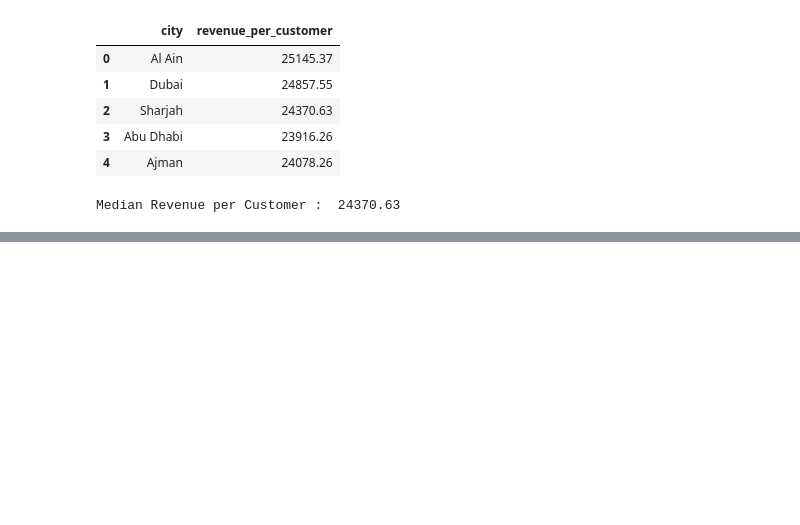
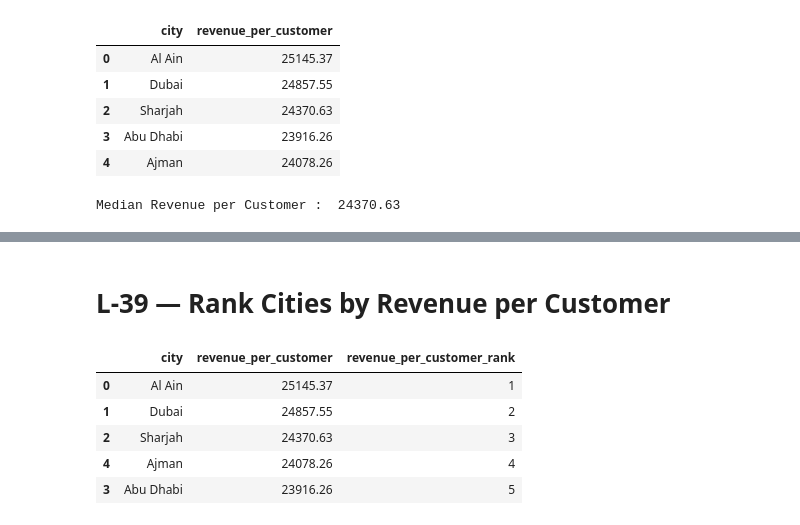
Before and after one commit to Mohammedvahith/E-commerce-Sales-Customer-Analytics, a Jupyter notebook: shopease-analytics/notebooks/03_eda.ipynb, the cells around one changed output, grey strips where cells are left out. Drawn from its saved outputs; the diff is of its cells as text; code cells hidden in the pictures; blank space fills up the shorter version.

```diff
--- a/shopease-analytics/notebooks/03_eda.ipynb
+++ b/shopease-analytics/notebooks/03_eda.ipynb
@@ -1865,3 +1865,26 @@ display(city_analysis)
 | 2 | Sharjah | 24565594.57 | 1008 | 3541 | 24370.63 | 6937.47 | ... |
 | 3 | Abu Dhabi | 29393083.34 | 1229 | 4222 | 23916.26 | 6961.89 | ... |
 | 4 | Ajman | 12063205.94 | 501 | 1706 | 24078.26 | 7071.05 | ... |
+# %% [markdown]
+# L-39 — Rank Cities by Revenue per Customer
+# %%
+# Create the ranking
+
+city_analysis["revenue_per_customer_rank"] = (
+    city_analysis["revenue_per_customer"]
+    .rank(method="dense", ascending=False)
+    .astype(int)
+)
+
+display(
+    city_analysis[
+        ["city", "revenue_per_customer", "revenue_per_customer_rank"]
+    ].sort_values("revenue_per_customer_rank")
+)
+# %% [output]
+|  | city | revenue_per_customer | revenue_per_customer_rank |
+| 0 | Al Ain | 25145.37 | 1 |
+| 1 | Dubai | 24857.55 | 2 |
+| 2 | Sharjah | 24370.63 | 3 |
+| 4 | Ajman | 24078.26 | 4 |
+| 3 | Abu Dhabi | 23916.26 | 5 |
```
